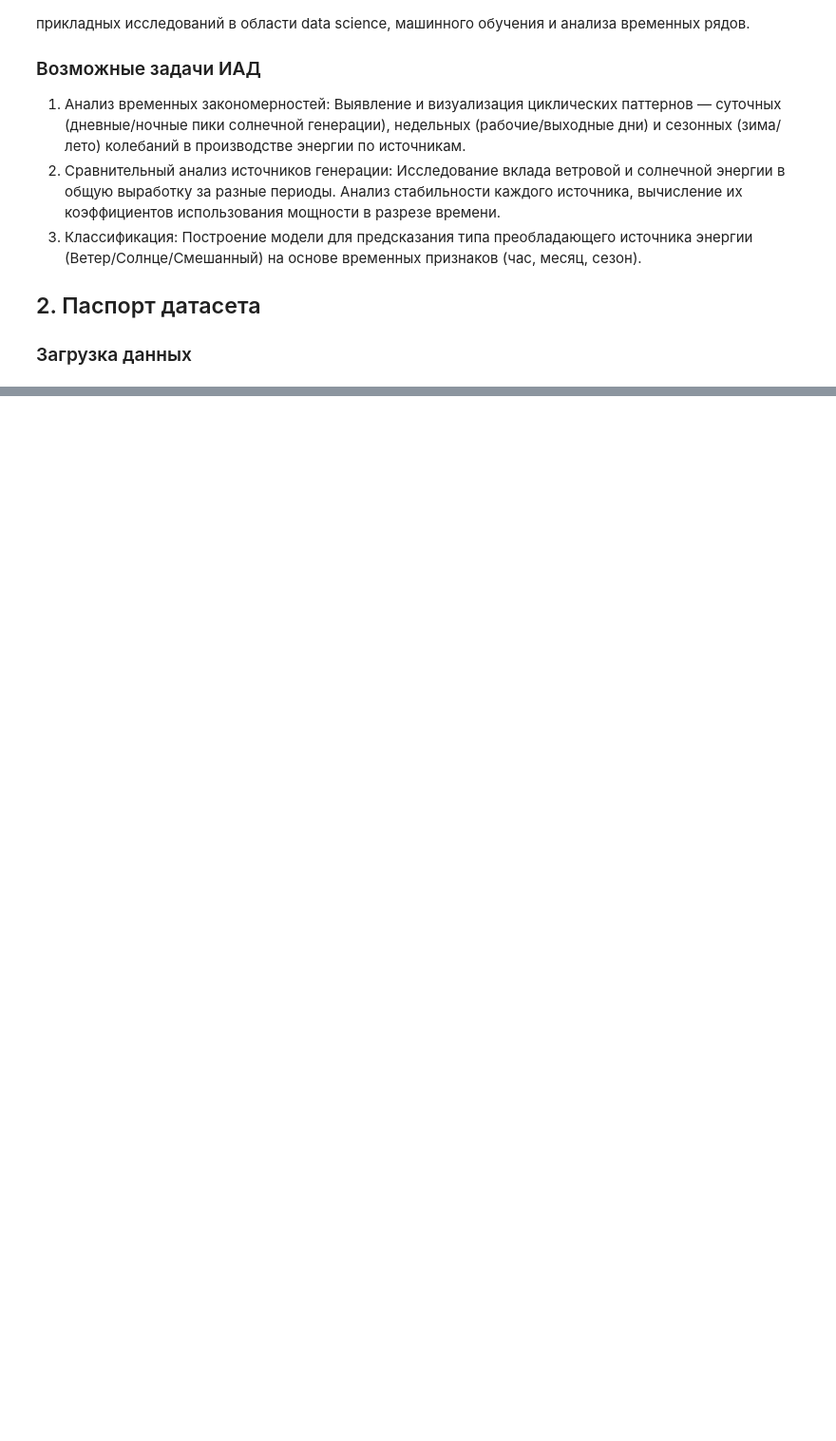
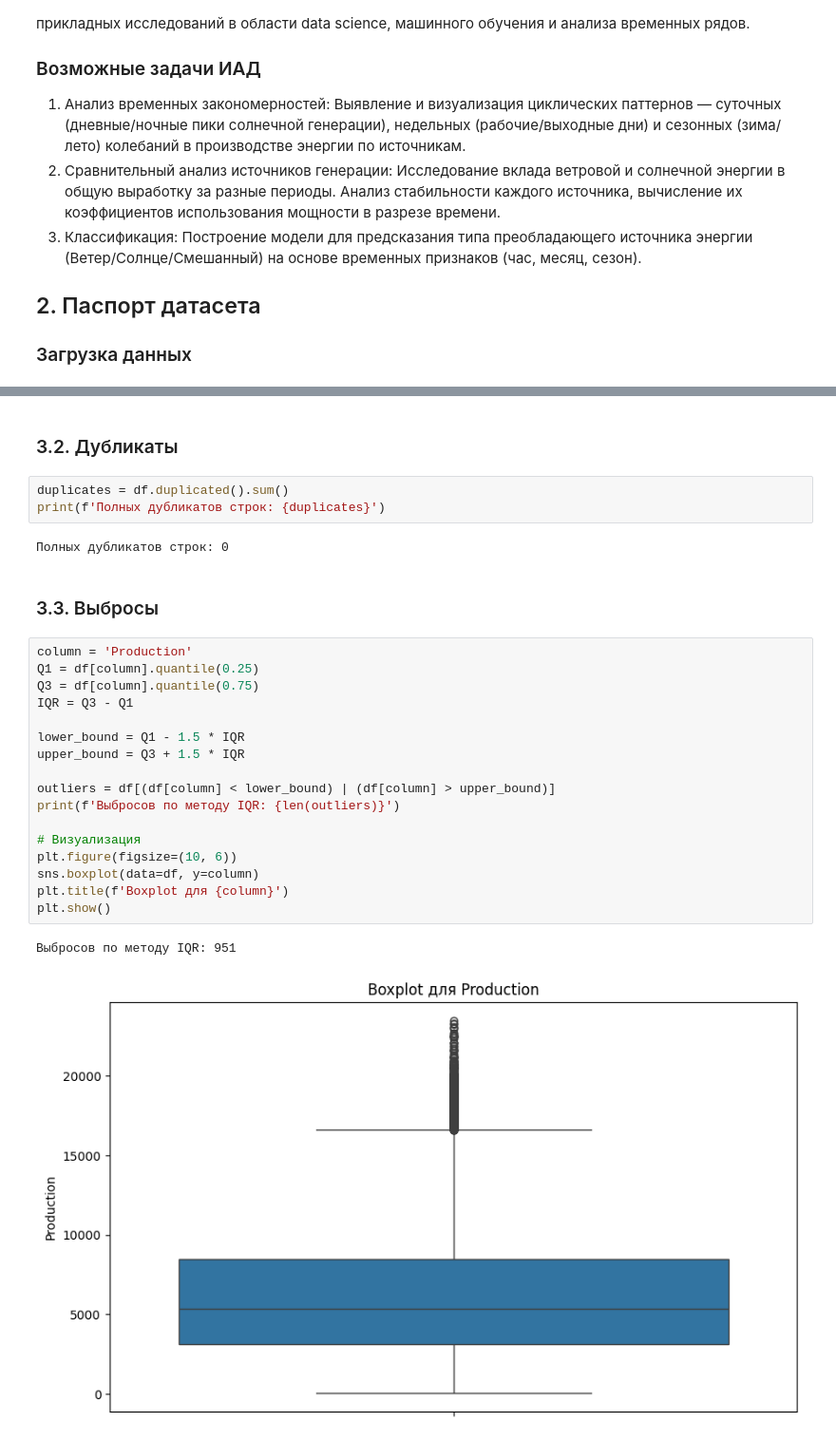
Before and after one commit to Ke1ayn/lab1, a Jupyter notebook: notebooks/01_data_understanding.ipynb, the cells around one changed output, grey strips where cells are left out. Shown at 95% size. Cells and saved outputs as stored; diff of their text form; blank space fills up the shorter version.

```diff
--- a/notebooks/01_data_understanding.ipynb
+++ b/notebooks/01_data_understanding.ipynb
@@ -37,0 +94,29 @@ df.head()
+# %% [markdown]
+### 3.2. Дубликаты
+# %%
+duplicates = df.duplicated().sum()
+print(f'Полных дубликатов строк: {duplicates}')
+# %% [output]
+Полных дубликатов строк: 0
+# %% [markdown]
+### 3.3. Выбросы
+# %%
+column = 'Production'
+Q1 = df[column].quantile(0.25)
+Q3 = df[column].quantile(0.75)
+IQR = Q3 - Q1
+
+lower_bound = Q1 - 1.5 * IQR
+upper_bound = Q3 + 1.5 * IQR
+
+outliers = df[(df[column] < lower_bound) | (df[column] > upper_bound)]
+print(f'Выбросов по методу IQR: {len(outliers)}')
+
+# Визуализация
+plt.figure(figsize=(10, 6))
+sns.boxplot(data=df, y=column)
+plt.title(f'Boxplot для {column}')
+plt.show()
+# %% [output]
+Выбросов по методу IQR: 951
+[figure, added]
```
Also changed, not shown: parts of 10 cells of this notebook, 1 other file.
